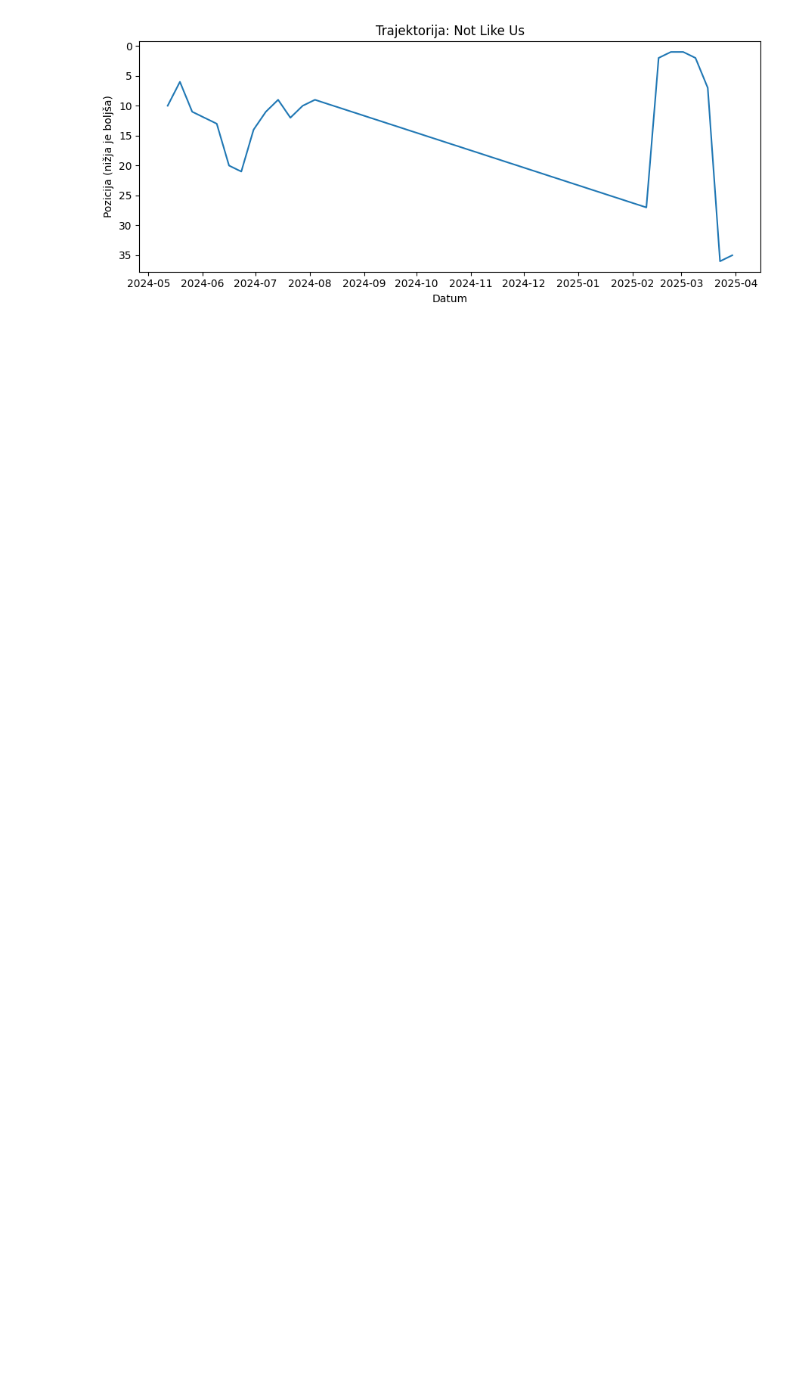
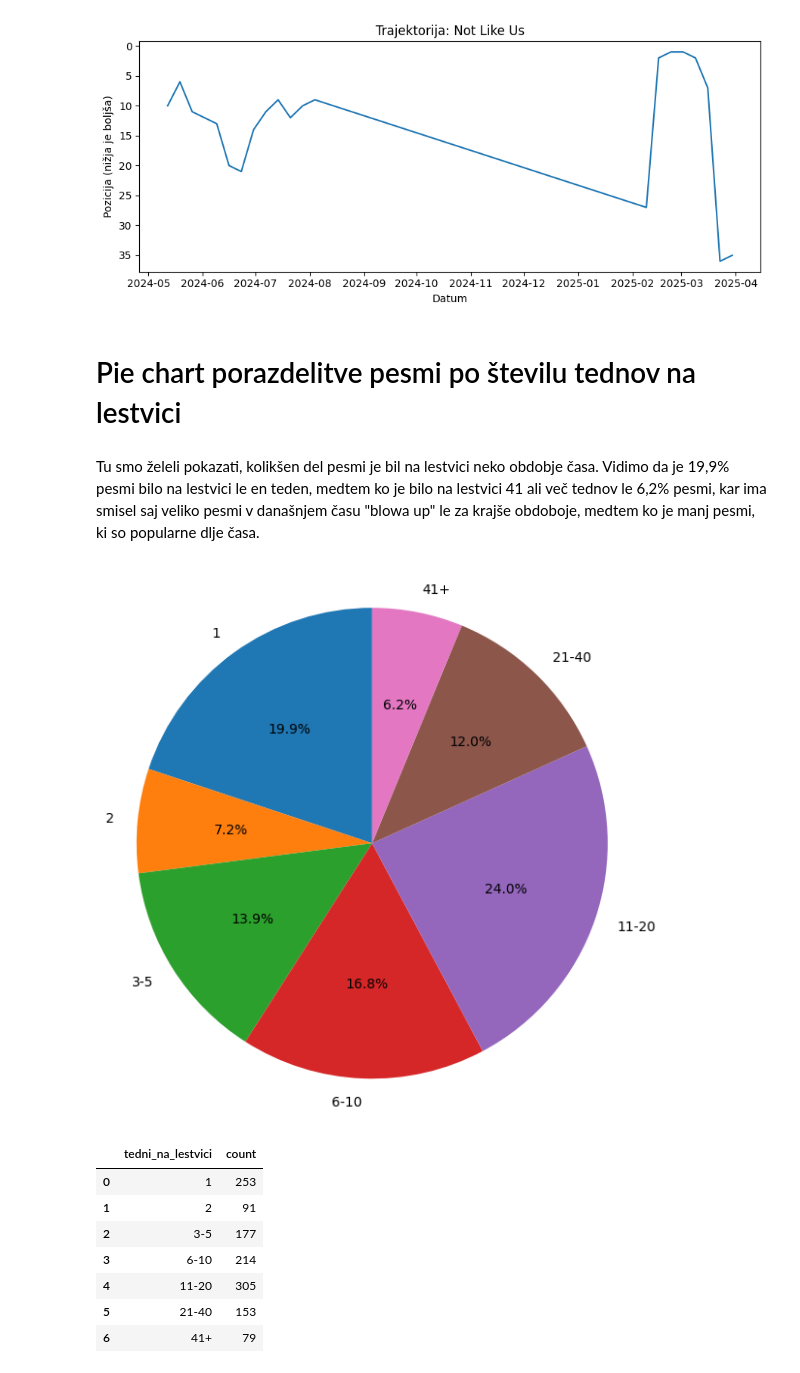
Before and after one commit to beastyrice/Projektna-naloga, a Jupyter notebook: analiza-uk-top40.ipynb, the cells around one changed output. Cells and saved outputs as stored; diff of their text form; code cells hidden in the pictures; blank space fills up the shorter version.

```diff
--- a/analiza-uk-top40.ipynb
+++ b/analiza-uk-top40.ipynb
@@ -167,3 +181,20 @@ Top padci:
 trajektorija_pesmi(df, 'Not Like Us')
 # %% [output]
 [figure]
+# %% [markdown]
+# Pie chart porazdelitve pesmi po številu tednov na lestvici
+# %% [markdown]
+Tu smo želeli pokazati, kolikšen del pesmi je bil na lestvici neko obdobje časa. Vidimo da je 19,9% pesmi bilo na lestvici le en teden, medtem ko je bilo na lestvici 41 ali več tednov le 6,2% pesmi, kar ima smisel saj veliko pesmi v današnjem času "blowa up" le za krajše obdoboje, medtem ko je manj pesmi, ki so popularne dlje časa.
+# %%
+stevilo = pie_porazdelitev_tednov(df)
+display(stevilo)
+# %% [output]
+[figure, added]
+|  | tedni_na_lestvici | count |
+| 0 | 1 | 253 |
+| 1 | 2 | 91 |
+| 2 | 3-5 | 177 |
+| 3 | 6-10 | 214 |
+| 4 | 11-20 | 305 |
+| 5 | 21-40 | 153 |
+| 6 | 41+ | 79 |
```
Also changed, not shown: parts of 12 cells of this notebook, 1 other file.
